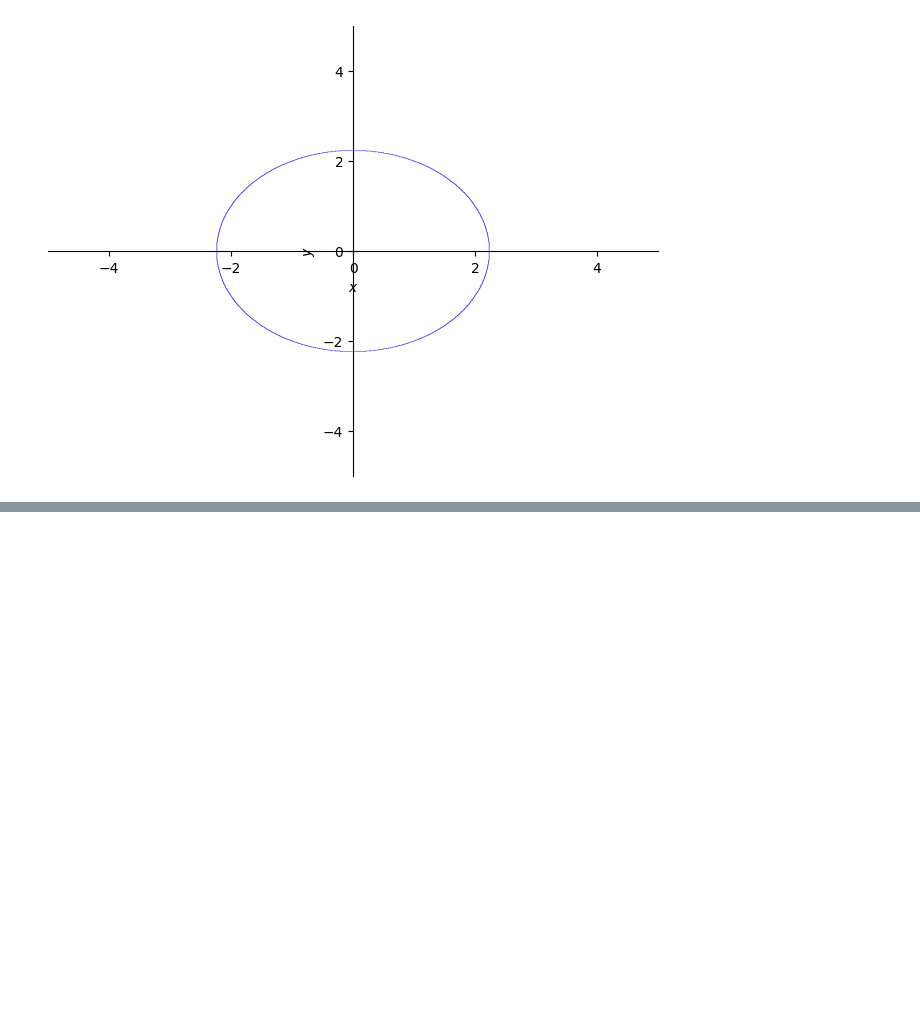
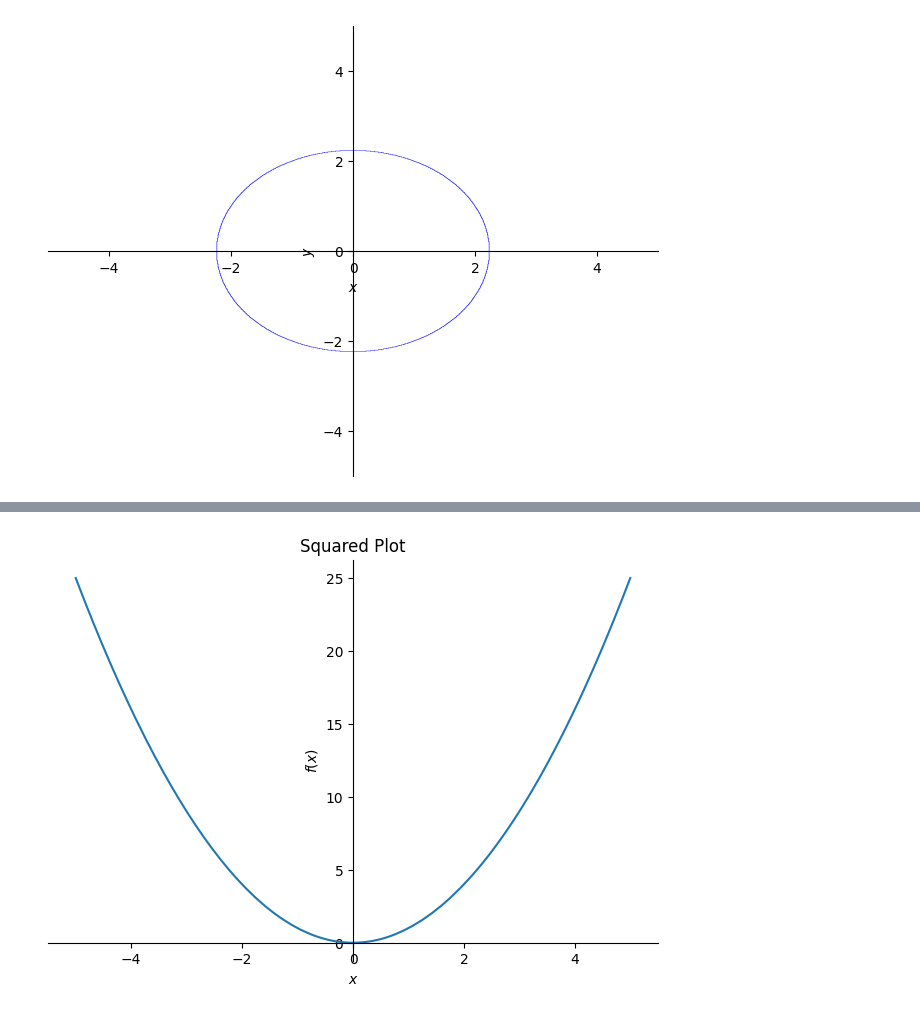
Before and after one commit to JimQian2023/481-HW6, a Jupyter notebook: main.ipynb, the cells around one changed output, grey strips where cells are left out. Saved outputs shown, nothing was run; the diff lists cells and outputs as text; code cells hidden in the pictures; blank space fills up the shorter version.

```diff
--- a/main.ipynb
+++ b/main.ipynb
@@ -13,0 +30,6 @@ plt.show()
+# %%
+x = Symbol('x')
+p = plot(x**2, (x, -5, 5), title='Squared Plot')
+# p.show()  # No need for this line as it will graph a 2nd time.
+# %% [output]
+[figure, added]
```
Also changed, not shown: parts of 9 cells of this notebook, 2 other files.
